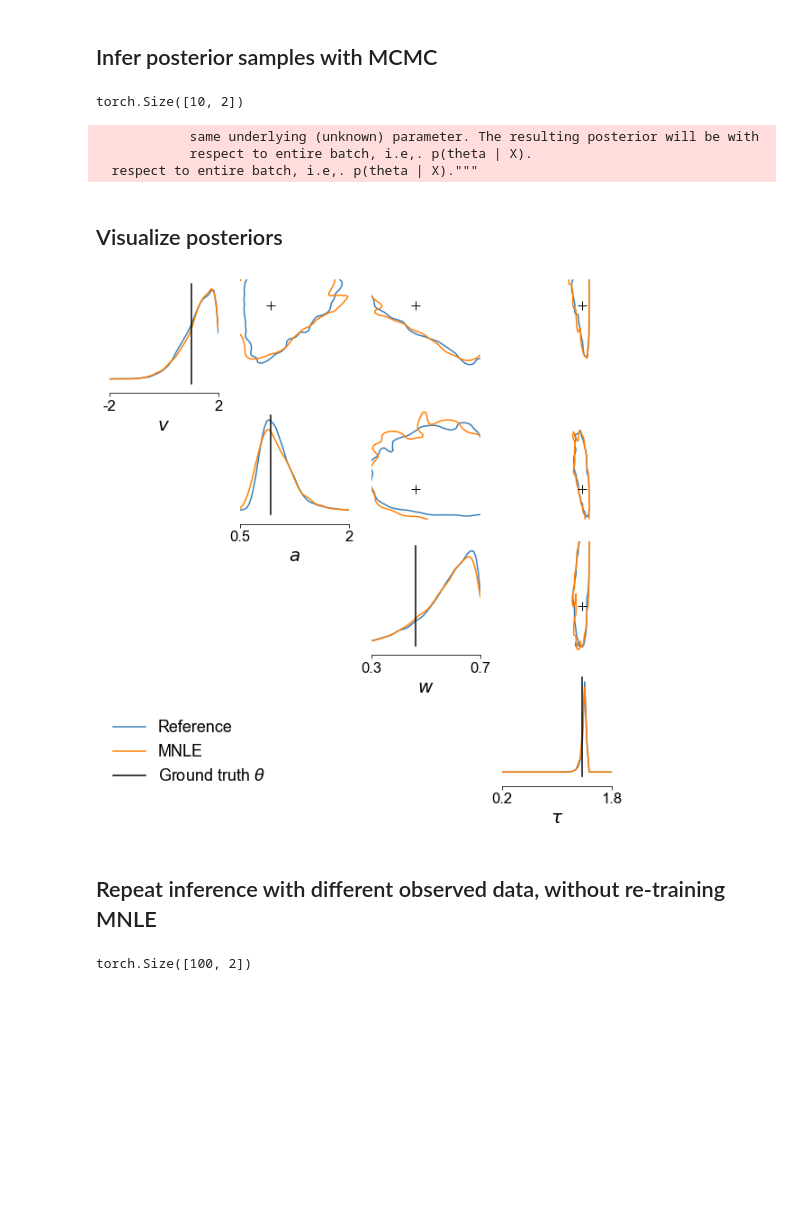
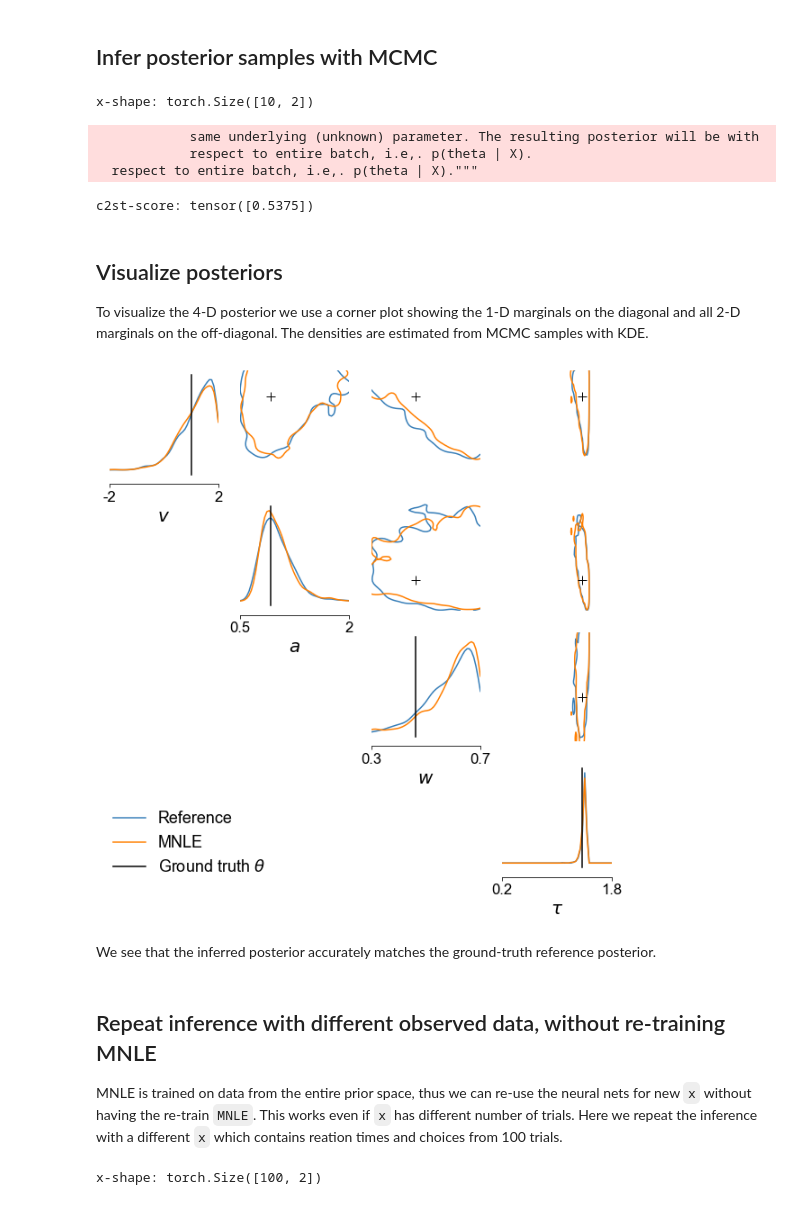
Before and after one commit to mackelab/mnle-for-ddms, a Jupyter notebook: notebooks/MNLE-Tutorial.ipynb, the cells around one changed output. Saved outputs shown, nothing was run; the diff lists cells and outputs as text; code cells hidden in the pictures; blank space fills up the shorter version.

Commit message:
update tutorial to new mnle integration in sbi toolbox

```diff
--- a/notebooks/MNLE-Tutorial.ipynb
+++ b/notebooks/MNLE-Tutorial.ipynb
@@ -122,7 +82,5 @@ tail_bound = 10.0
 # %%
-# First we train the choice net.
-
-# We create separate SNLE objects for every estimator.
-trainer = SNLE(density_estimator=choice_net_builder, )
-choice_estimator = trainer.append_simulations(theta, choices).train()
+trainer = MNLE(prior=prior)
+trainer = trainer.append_simulations(theta, x)
+mnle = trainer.train()
 # %% [output]
@@ -181,6 +131,7 @@ with open("mnle.p", "wb") as fh:
 ## Infer posterior samples with MCMC
 # %%
 # Observations from the benchmark come in 1D and encode choice with sign.
+# This observation index corresponds to an observation with 10 trials.
 obs = 102
 xo_signed = task.get_observation(obs)
 x_o = torch.zeros(xo_signed.shape[1], 2)
@@ -188,23 +139,29 @@ theta_o = task.get_true_parameters(obs)
 # Bring x into the form [rt, c]
 x_o[:, 0] = abs(xo_signed[0, :])
 x_o[(xo_signed > 0)[0, :], 1] = 1
-x_o.shape
+print(f"x-shape: {x_o.shape}")
 # %% [output]
-torch.Size([10, 2])
+x-shape: torch.Size([10, 2])
 # %%
-# Pass x_o and mnle object to build potential function.
-potential_fn, parameter_transform = likelihood_estimator_based_potential(mnle, prior, x_o)
-# Create MCMC-posterior object from potential function.
-posterior = MCMCPosterior(potential_fn, proposal=prior, theta_transform=parameter_transform)
+# Using the trainer object we can obtain the posterior object with the desired MCMC options for inference.
+posterior = trainer.build_posterior(mcmc_method="slice_np_vectorized",
+                                    mcmc_parameters=dict(init_strategy="sir",
+                                                         num_chains=10,
+                                                         warmup_steps=100))
-# %% [output]
-            same underlying (unknown) parameter. The resulting posterior will be with
-            respect to entire batch, i.e,. p(theta | X).
-  respect to entire batch, i.e,. p(theta | X)."""
 # %%
-# Infer with MCMC
-posterior_samples = posterior.sample((1000,),
-                                     method="slice_np",
-                                     num_chains=2,
-                                     warmup_steps=100,)
+# and infer posterior samples given the observed data x_o.
+posterior_samples = posterior.sample((1000,), x=x_o)
+# %% [output]
+            same underlying (unknown) parameter. The resulting posterior will be with
+            respect to entire batch, i.e,. p(theta | X).
+  respect to entire batch, i.e,. p(theta | X)."""
+# %%
+# Calculate c2st score between reference posterior and approximate posterior samples.
+reference_posterior_samples = task.get_reference_posterior_samples(obs)[:1000]
+print(f"c2st-score: {c2st(posterior_samples, reference_posterior_samples)}")
+# %% [output]
+c2st-score: tensor([0.5375])
 # %% [markdown]
 ## Visualize posteriors
+
+To visualize the 4-D posterior we use a corner plot showing the 1-D marginals on the diagonal and all 2-D marginals  on the off-diagonal. The densities are estimated from MCMC samples with KDE.
@@ -213,30 +168,34 @@ from sbi.analysis import pairplot
 # %%
-reference_posterior_samples = task.get_reference_posterior_samples(obs)
 limits = [[-2, 2], [0.5, 2.0], [.3, .7], [.2, 1.8]]
 
 fig, ax1 = pairplot([reference_posterior_samples, posterior_samples],
          points=sbibm.get_task("ddm").get_true_parameters(obs),
          limits=limits,
          ticks=limits,
          samples_colors=colors[:2],
          diag="kde",
          upper="contour",
          kde_offdiag=dict(bw_method="scott", bins=50),
          contour_offdiag=dict(levels=[0.01], percentile=False),
          points_offdiag=dict(marker="+", markersize=10),
          points_colors=["k"],
          labels=[r"$v$", r"$a$", r"$w$", r"$\tau$"])
 
 plt.sca(ax1[0, 0])
 plt.legend(["Reference", "MNLE", r"Ground truth $\theta$"],
            bbox_to_anchor=(-.1, -2.9),
            loc=2);
 # %% [output]
-[figure, old version]
+[figure, new version]
+# %% [markdown]
+We see that the inferred posterior accurately matches the ground-truth reference posterior.
 # %% [markdown]
 ## Repeat inference with different observed data, without re-training MNLE
+
+MNLE is trained on data from the entire prior space, thus we can re-use the neural nets for new `x` without having the re-train `MNLE`. This works even if `x` has different number of trials. Here we repeat the inference with a different `x` which contains reation times and choices from 100 trials.
 # %%
 # Observations from the benchmark come in 1D and encode choice with sign.
+# observation idx corresponding to 100 trials.
 obs = 202
 xo_signed = task.get_observation(obs)
 x_o = torch.zeros(xo_signed.shape[1], 2)
@@ -244,6 +203,6 @@ theta_o = task.get_true_parameters(obs)
 # Bring x into the form [rt, c]
 x_o[:, 0] = abs(xo_signed[0, :])
 x_o[(xo_signed > 0)[0, :], 1] = 1
-x_o.shape
+print(f"x-shape: {x_o.shape}")
 # %% [output]
-torch.Size([100, 2])
+x-shape: torch.Size([100, 2])
```
Also changed, not shown: parts of 21 cells of this notebook, 3 other files.
